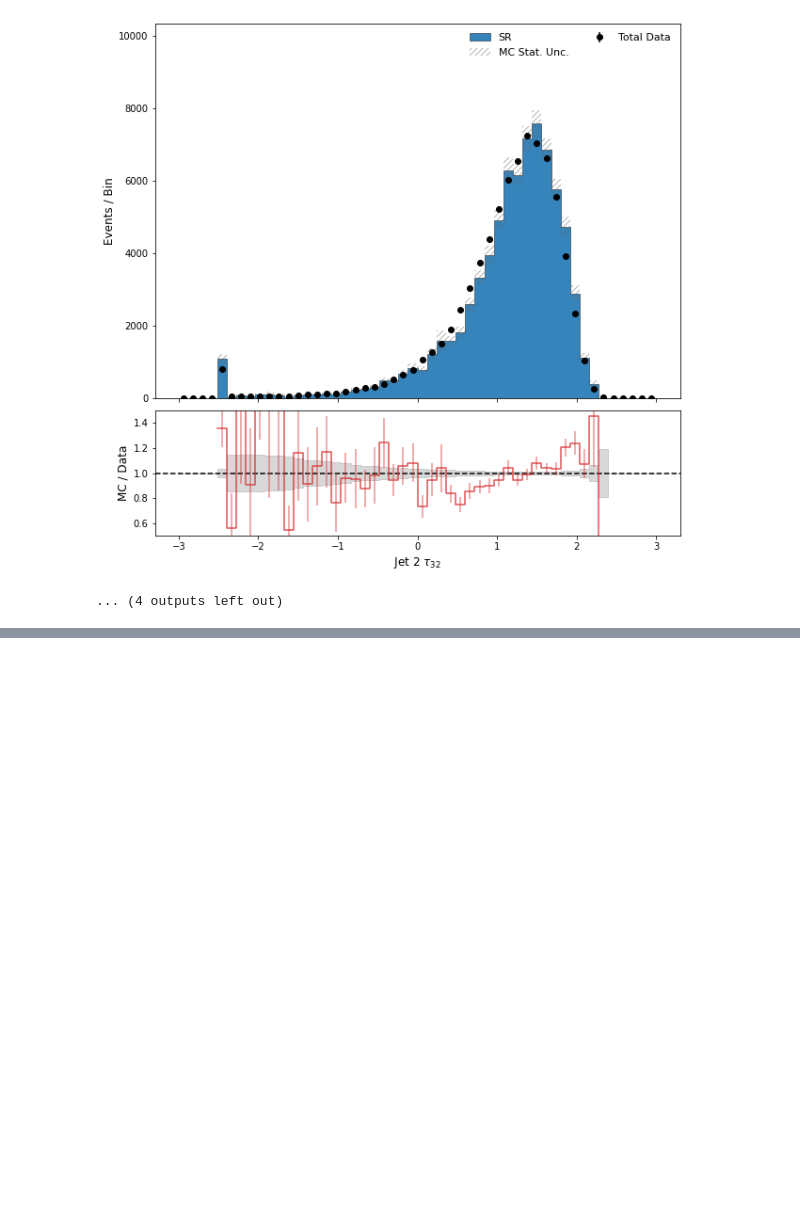
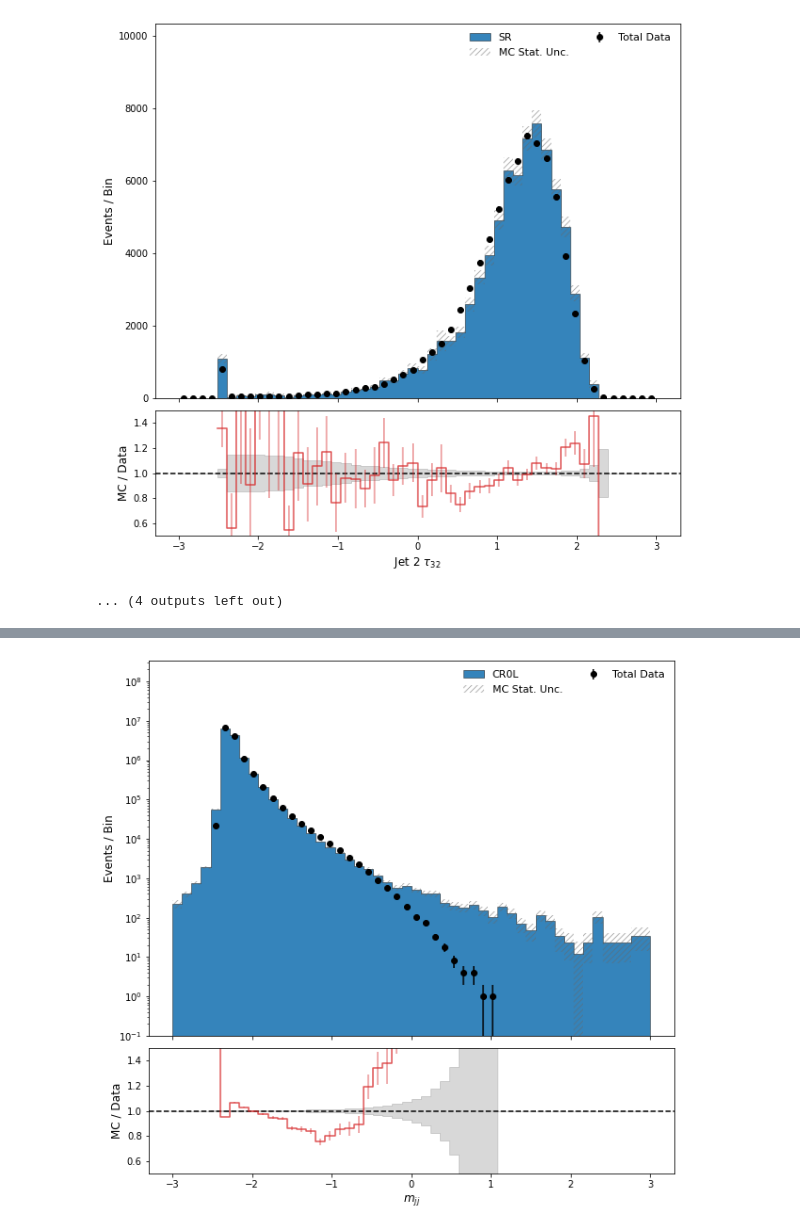
Before and after one commit to sherkaicode/Non-Resonant-AD, a Jupyter notebook: train_CR.ipynb, the cells around one changed output, grey strips where cells are left out. Drawn from its saved outputs; the diff is of its cells as text; code cells hidden in the pictures; blank space fills up the shorter version.

```diff
--- a/train_CR.ipynb
+++ b/train_CR.ipynb
@@ -1320,0 +1396,94 @@ ljet2_tau32
+# %%
+import torch
+import numpy as np
+import pandas as pd
+import os
+from tqdm import tqdm
+
+model_path = "/home/aegis/Titan1/NRAD/data/Models"
+region = "CR0L"
+context_var = ['ht', 'met_recalc_pt']
+features = ['mjj', 'ljet1_tau21', 'ljet1_tau32', 'ljet2_tau21', 'ljet2_tau32']
+
+# Dictionaries to hold the synthetic data and calculated weights for plotting
+Synthetic_events_test = {}
+weights_generate = {}
+
+print(f"--- EVALUATING GENERATE METHOD FOR {region} ---")
+
+# 1. Load the fine-tuned Generative Model (MAF)
+maf_model_path = os.path.join(model_path, "generate_PreTrained.pt")
+MAF = torch.load(maf_model_path, map_location=device, weights_only=False)
+MAF.flow.eval()
+print(f"Loaded MAF model from {maf_model_path}")
+
+# 2. Extract MC context to drive the generation
+mc_df = MC_events_test[region]
+mc_context = mc_df[context_var].values
+
+# 3. Generate Synthetic Features in batches (to avoid VRAM limits)
+batch_size = 10000
+generated_features_list = []
+
+print("Generating synthetic samples from MC context...")
+with torch.inference_mode():
+    for i in tqdm(range(0, len(mc_context), batch_size), desc="Generation"):
+        cond_batch = mc_context[i:i + batch_size]
+        # sample() returns the generated features
+        gen_feats = MAF.sample(num_samples=1, cond=cond_batch)
+        generated_features_list.append(gen_feats)
+
+synthetic_features = np.concatenate(generated_features_list, axis=0)
+
+# Create a temporary dataframe for the synthetic events
+synthetic_df = pd.DataFrame(synthetic_features, columns=features)
+for i, col in enumerate(context_var):
+    synthetic_df[col] = mc_context[:, i]
+
+# Store it in our dictionary for the plotter
+Synthetic_events_test[region] = synthetic_df
+
+# 4. Load the fine-tuned Reweight model to calculate w(m)
+rw_model_path = os.path.join(model_path, "reweight_CR0L_FineTuned_3x500.pt")
+NN_reweight = torch.load(rw_model_path, map_location=device, weights_only=False)
+NN_reweight.to(device)
+# If it has a standard PyTorch module stack, ensure eval mode:
+if hasattr(NN_reweight, 'model'):
+    NN_reweight.model.eval()
+print(f"Loaded Reweight model for w(m) from {rw_model_path}")
+
+# 5. Calculate weights using the GENERATED features + context
+input_for_weights = synthetic_df[context_var + features].values
+
+print("Calculating likelihood ratio weights...")
+w_prob = NN_reweight.evaluation(input_for_weights)
+w_cr = (w_prob / (1.0 - w_prob)).flatten()
+
+# 6. Apply 3-sigma clipping (Crucial for stability per the paper)
+mean_w = np.mean(w_cr)
+std_w = np.std(w_cr)
+cutoff = mean_w + (3 * std_w)
+w_cr_clipped = np.clip(w_cr, a_min=0, a_max=cutoff)
+print(f"Weights clipped at {cutoff:.4f} (Mean: {mean_w:.4f}, Std: {std_w:.4f})")
+
+# Calculate final plotting weights matching your global scale logic
+weights_generate[region] = w_cr_clipped * (len(Data_events_test[region]) / len(MC_events_test[region]))
+weights_generate[region] = np.ones_like(weights_generate[region])  # For testing, use uniform weights to isolate generation effects
+print(f"Calculated weights for {region} with mean {weights_generate[region].mean():.4f} and std {weights_generate[region].std():.4f}")
+# 7. Plotting directly
+print("\nPlotting Generate method results...")
+plot_stacked_crs_vs_data(
+    mc_events_dict=Synthetic_events_test,  # Notice we pass SYNTHETIC events, not raw MC
+    data_events_dict=Data_events_test,
+    mc_weights_dict=weights_generate,      # Pass the calculated w(m) weights
+    regions=["CR0L"],
+    feature_names=features_list,
+    log_features=features_to_log,
+    save_dir=f"{eval_dir}/publication_plots_stacked_generate", # Save to a separate folder
+    bins=50,
+    val_range=(-3.0, 3.0),
+    ratio_ylim=(0.5, 1.5),
+    # normalize_mc_to_data=True
+)
+print("Done!")
+# %% [output]
@@ -1320,0 +1500 @@ ljet2_tau32
+[figure, added]
```
Also changed, not shown: parts of 15 cells of this notebook.
